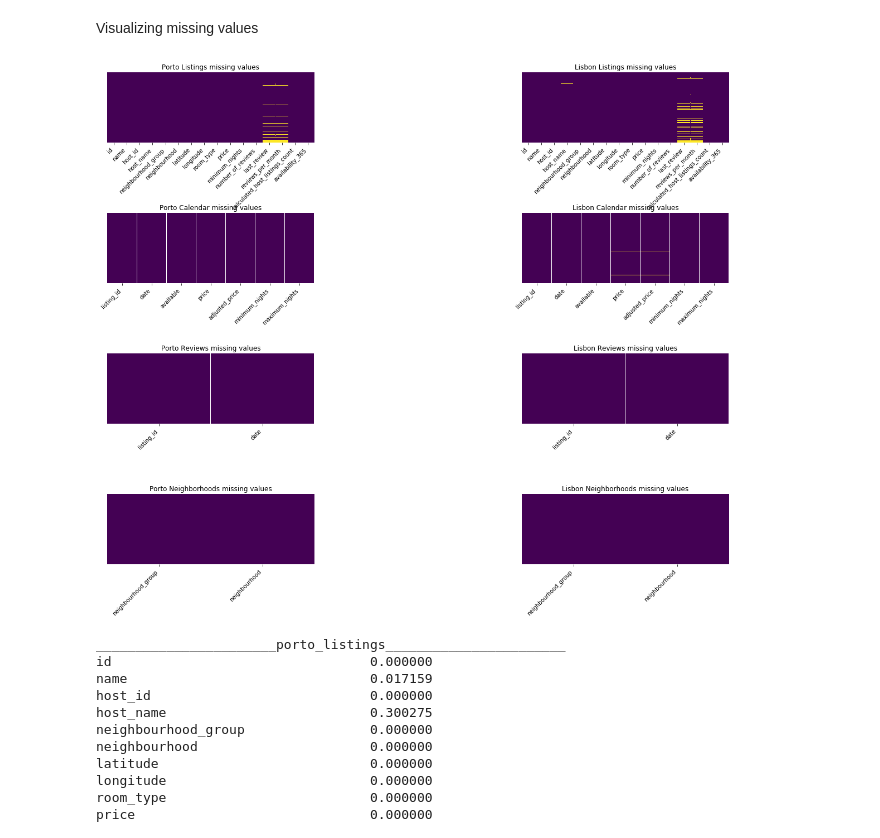
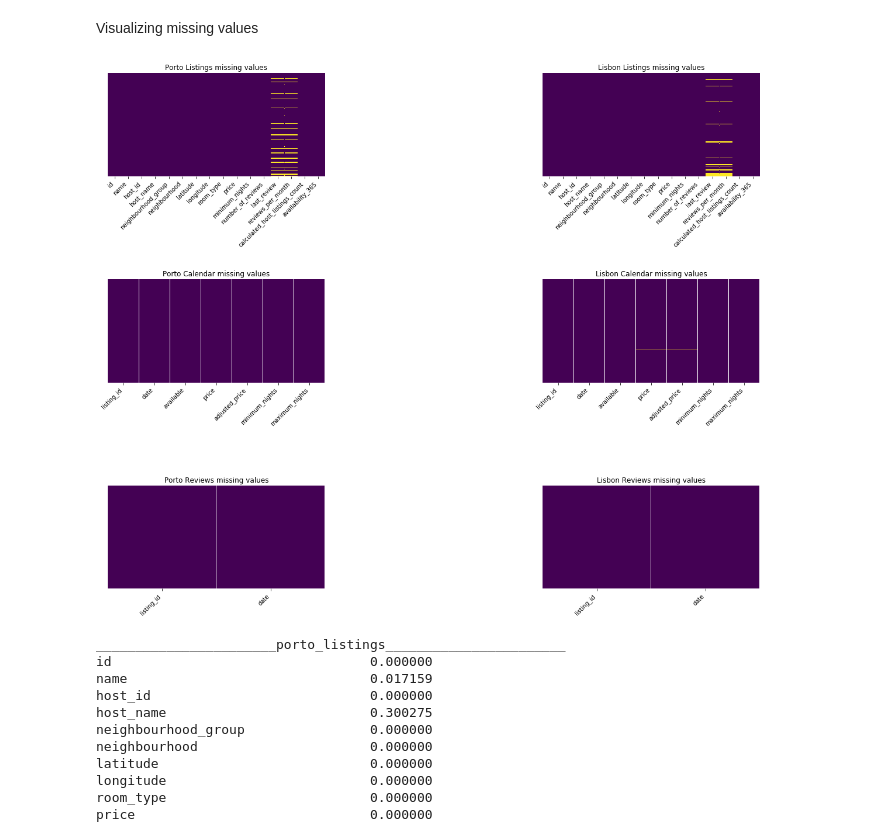
Before and after one commit to sousablde/Airbnb-A-tale-of-2-cities, a Jupyter notebook: Airbnb - a tale of 2 cities.ipynb, the cells around one changed output. Cells and saved outputs as stored; diff of their text form; code cells hidden in the pictures.

```diff
--- a/Airbnb - a tale of 2 cities.ipynb
+++ b/Airbnb - a tale of 2 cities.ipynb
@@ -214,50 +235,42 @@ Visualizing missing values
 # %%
 #pyplot is matplotlibs graphing framework, let's use it to make some subplots
 fig = plt.figure(figsize = (20,14))
-ax1 = fig.add_subplot(421)
-ax2 = fig.add_subplot(422)
-ax3 = fig.add_subplot(423)
-ax4 = fig.add_subplot(424)
-ax5 = fig.add_subplot(425)
-ax6 = fig.add_subplot(426)
-ax7 = fig.add_subplot(427)
-ax8 = fig.add_subplot(428)
+ax1 = fig.add_subplot(321)
+ax2 = fig.add_subplot(322)
+ax3 = fig.add_subplot(323)
+ax4 = fig.add_subplot(324)
+ax5 = fig.add_subplot(325)
+ax6 = fig.add_subplot(326)
+
 
 sns.heatmap(porto_listings.isnull(), yticklabels = False, cbar = False, cmap='viridis', ax = ax1)
 ax1.set_title('Porto Listings missing values')
 ax1.set_xticklabels(ax1.get_xticklabels(), rotation = 45, horizontalalignment='right')
 
 sns.heatmap(lisbon_listings.isnull(), yticklabels = False, cbar = False, cmap='viridis', ax = ax2)
 ax2.set_title('Lisbon Listings missing values')
 ax2.set_xticklabels(ax2.get_xticklabels(), rotation = 45, horizontalalignment='right')
 
 sns.heatmap(porto_calendar.isnull(), yticklabels = False, cbar = False, cmap='viridis', ax = ax3)
 ax3.set_title('Porto Calendar missing values')
 ax3.set_xticklabels(ax3.get_xticklabels(), rotation = 45, horizontalalignment='right')
 
 sns.heatmap(lisbon_calendar.isnull(), yticklabels = False, cbar = False, cmap='viridis', ax = ax4)
 ax4.set_title('Lisbon Calendar missing values')
 ax4.set_xticklabels(ax4.get_xticklabels(), rotation = 45, horizontalalignment='right')
 
 sns.heatmap(porto_reviews.isnull(), yticklabels = False, cbar = False, cmap='viridis', ax = ax5)
 ax5.set_title('Porto Reviews missing values')
 ax5.set_xticklabels(ax5.get_xticklabels(), rotation = 45, horizontalalignment='right')
 
 sns.heatmap(lisbon_reviews.isnull(), yticklabels = False, cbar = False, cmap='viridis', ax = ax6)
 ax6.set_title('Lisbon Reviews missing values')
 ax6.set_xticklabels(ax6.get_xticklabels(), rotation = 45, horizontalalignment='right')
 
-sns.heatmap(porto_neighbourhoods.isnull(), yticklabels = False, cbar = False, cmap='viridis', ax = ax7)
-ax7.set_title('Porto Neighborhoods missing values')
-ax7.set_xticklabels(ax7.get_xticklabels(), rotation = 45, horizontalalignment='right')
-
-sns.heatmap(lisbon_neighbourhoods.isnull(), yticklabels = False, cbar = False, cmap='viridis', ax = ax8)
-ax8.set_title('Lisbon Neighborhoods missing values')
-ax8.set_xticklabels(ax8.get_xticklabels(), rotation = 45, horizontalalignment='right')
 
 fig.subplots_adjust(top = 1, wspace = 1, hspace = 1)
 # %% [output]
-[figure, old version]
+[figure, new version]
 # %%
 #checking for missing values
 def missing_checker(df, df_type):
```
Also changed, not shown: parts of 31 cells of this notebook.
